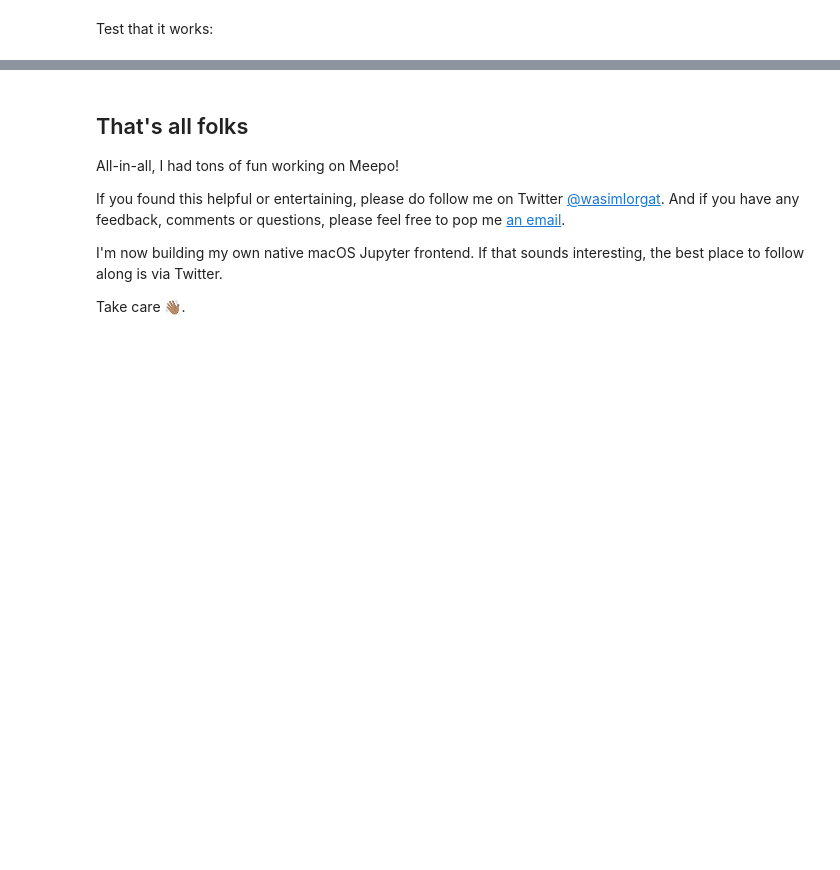
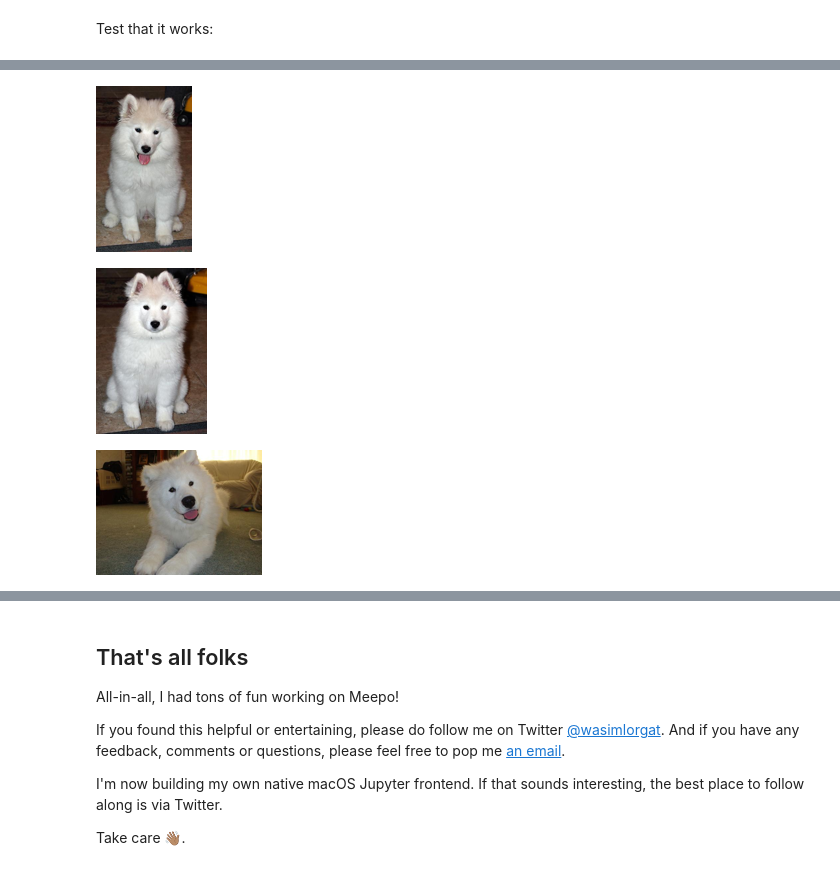
Before and after one commit to seeM/blog, a Jupyter notebook: posts/how-i-built-meepo-a-fashion-search-engine.ipynb, the cells around one changed output, grey strips where cells are left out. Cells and saved outputs as stored; diff of their text form; code cells hidden in the pictures; blank space fills up the shorter version.

```diff
--- a/posts/how-i-built-meepo-a-fashion-search-engine.ipynb
+++ b/posts/how-i-built-meepo-a-fashion-search-engine.ipynb
@@ -310,0 +347,8 @@ This step took 4 hours, after which I shared another demo with friends.
+# %%
+for i in indices.flatten():
+    image = dataset["train"][int(i)]["image"]
+    display(thumbnail(image))
+# %% [output]
+[figure, added]
+[figure, added]
+[figure, added]
```
Also changed, not shown: parts of 86 cells of this notebook.
